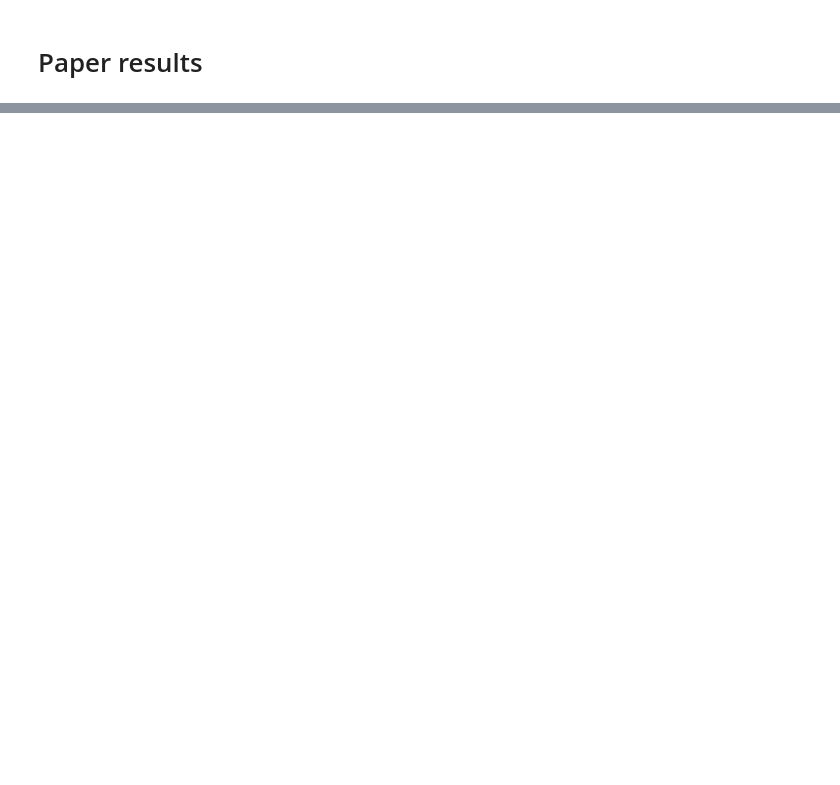
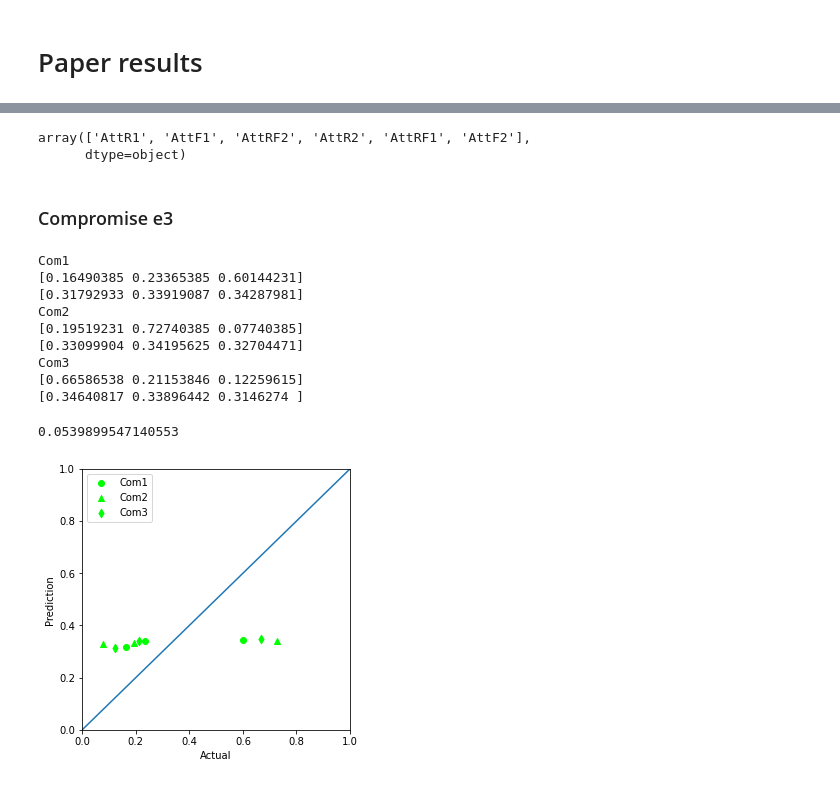
Before and after one commit to Rahgooy/mlba_ml, a Jupyter notebook: Aggregate learning.ipynb, the cells around one changed output, grey strips where cells are left out. Drawn from its saved outputs; the diff is of its cells as text; code cells hidden in the pictures; blank space fills up the shorter version.

```diff
--- a/Aggregate learning.ipynb
+++ b/Aggregate learning.ipynb
@@ -216,0 +253,23 @@ np.mean(mse)
+# %%
+a.Effect.unique()
+# %% [output]
+array(['AttR1', 'AttF1', 'AttRF2', 'AttR2', 'AttRF1', 'AttF2'],
+      dtype=object)
+# %% [markdown]
+### Compromise e3
+# %%
+actual, pred, mse, effects = get_paper_predictions('e3b')
+plot_results(actual, pred, effects)
+np.mean(mse)
+# %% [output]
+Com1
+[0.16490385 0.23365385 0.60144231]
+[0.31792933 0.33919087 0.34287981]
+Com2
+[0.19519231 0.72740385 0.07740385]
+[0.33099904 0.34195625 0.32704471]
+Com3
+[0.66586538 0.21153846 0.12259615]
+[0.34640817 0.33896442 0.3146274 ]
+0.0539899547140553
+[figure, added]
```
Also changed, not shown: parts of 22 cells of this notebook, 12 other files.
